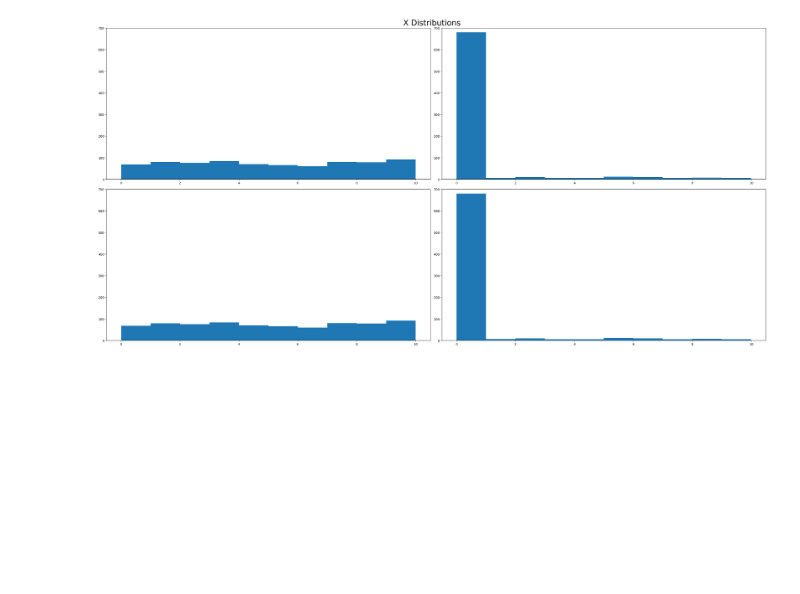
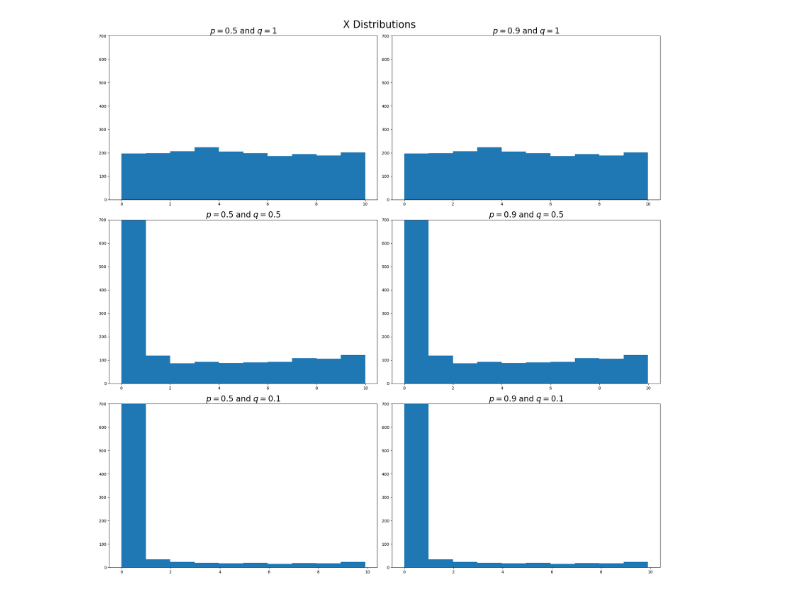
Before and after one commit to melissahliu/linear_ru_reg, a Jupyter notebook: uniform.ipynb, the cells around one changed output. Cells and saved outputs as stored; diff of their text form; code cells hidden in the pictures; blank space fills up the shorter version.

```diff
--- a/uniform.ipynb
+++ b/uniform.ipynb
@@ -9,36 +9,38 @@ import torch
 def generate_shift_one_dim_dataset(n, p, q, seed):
     rng = np.random.RandomState(seed)
 
-    us1 = rng.binomial(n=1, p=q, size=int(n * p))
-    xs1 = rng.uniform(0.0, 10.0, size=int(n * p))
-    noise1 = rng.normal(0.0, 20.0, size=int(n * p))
+    us1 = rng.binomial(n=1, p=p, size=int(n * q))
+    xs1 = rng.uniform(0.0, 10.0, size=int(n * q))
+    noise1 = rng.normal(0.0, 50.0, size=int(n * q))
     ys1 = xs1 * xs1 * xs1 + 1 * xs1 * xs1 * xs1 * us1 + noise1
 
-    us2 = rng.binomial(n=1, p=q, size=int(n * (1 - p)))
-    xs2 = rng.uniform(0.0, 1.0, size=int(n * (1 - p)))
-    noise2 = rng.normal(0.0, 20.0, size=int(n * (1 - p)))
+    us2 = rng.binomial(n=1, p=p, size=int(n * (1 - q)))
+    xs2 = rng.uniform(0.0, 1.0, size=int(n * (1 - q)))
+    noise2 = rng.normal(0.0, 50.0, size=int(n * (1 - q)))
     ys2 = xs2 * xs2 * xs2 + 1 * xs2 * xs2 * xs2 * us2 + noise2
 
     xs = np.concatenate((xs1, xs2))
     ys = np.concatenate((ys1, ys2))
     return xs.reshape(-1, 1), ys.reshape(-1, 1)
 # %%
-p_tests = [1, 0.1]
-q_tests = [0.1, 0.9]
+p_tests = [0.5, 0.9]
+q_tests = [1, 0.5, 0.1]
 
 data = []
 for j in range(len(q_tests)):
     for i in range(len(p_tests)):
-        x, y= generate_shift_one_dim_dataset(n=750, p=p_tests[i], q=q_tests[j], seed=0)
+        x, y= generate_shift_one_dim_dataset(n=2000, p=p_tests[i], q=q_tests[j], seed=0)
         data.append((x, y))
 # %%
-fig, ax = plt.subplots(2, 2, figsize=(30, 15))
+fig, ax = plt.subplots(3, 2, figsize=(20, 20))
 ax = ax.flatten()
 for i in range(len(data)):
+    ax[i].set_title(r"$p={}$".format(round(p_tests[i % 2], 3)) + " and " + r"$q={}$".format(round(q_tests[int(i / 2)], 3)), fontsize=20)
     ax[i].hist(data[i][0])
     ax[i].set_ylim(0, 700)
 plt.suptitle("X Distributions", fontsize=25)
+plt.savefig("x_distributions.png")
 plt.tight_layout()
 # %% [output]
-[figure, old version]
+[figure, new version]
 # %%
```
Also changed, not shown: parts of 1 cell of this notebook, 57 other files.
